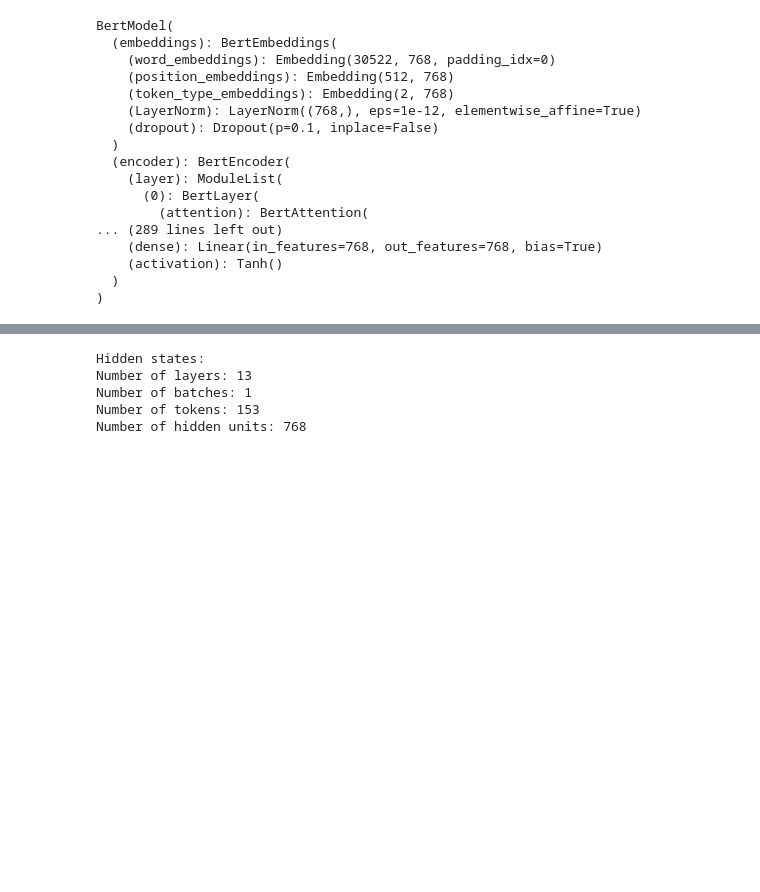
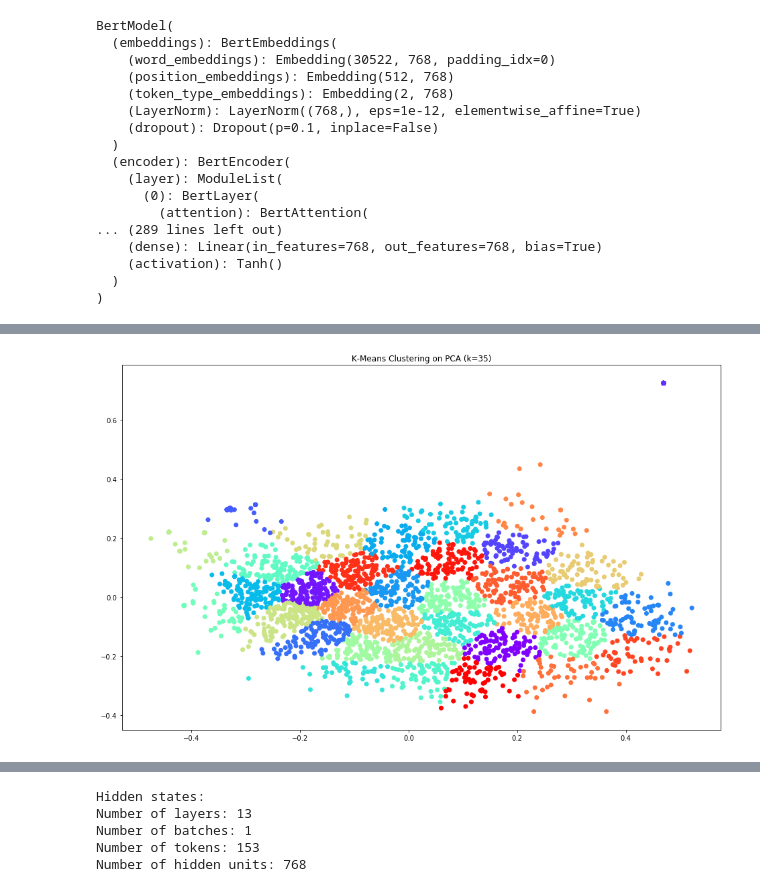
Before and after one commit to Af4rinz/dm-uva-courses, a Jupyter notebook: phase2.ipynb, the cells around one changed output, grey strips where cells are left out. Saved outputs shown, nothing was run; the diff lists cells and outputs as text; code cells hidden in the pictures; blank space fills up the shorter version.

```diff
--- a/phase2.ipynb
+++ b/phase2.ipynb
@@ -65,0 +233,11 @@ uva.head()
+# %%
+# reduce data with pca and cluster again
+from sklearn.decomposition import PCA
+pca = PCA(n_components=2).fit_transform(embeddings)
+pca_labels = cluster_kmeans(pca, 35)
+plt.figure(figsize=(16, 10))
+plt.scatter(pca[:, 0], pca[:, 1], c=pca_labels, cmap='rainbow')
+plt.title('K-Means Clustering on PCA (k=35)')
+plt.show()
+# %% [output]
+[figure, added]
```
Also changed, not shown: parts of 54 cells of this notebook, 2 other files.
